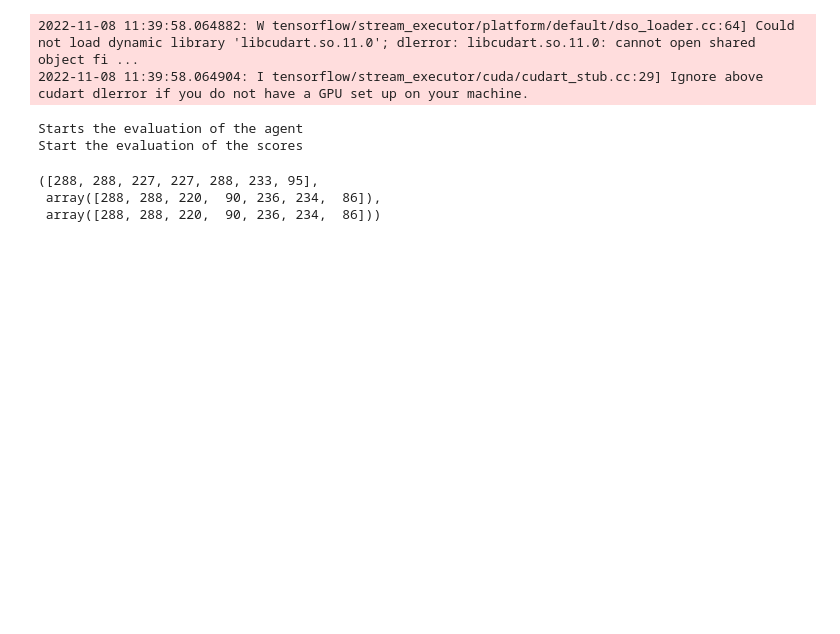
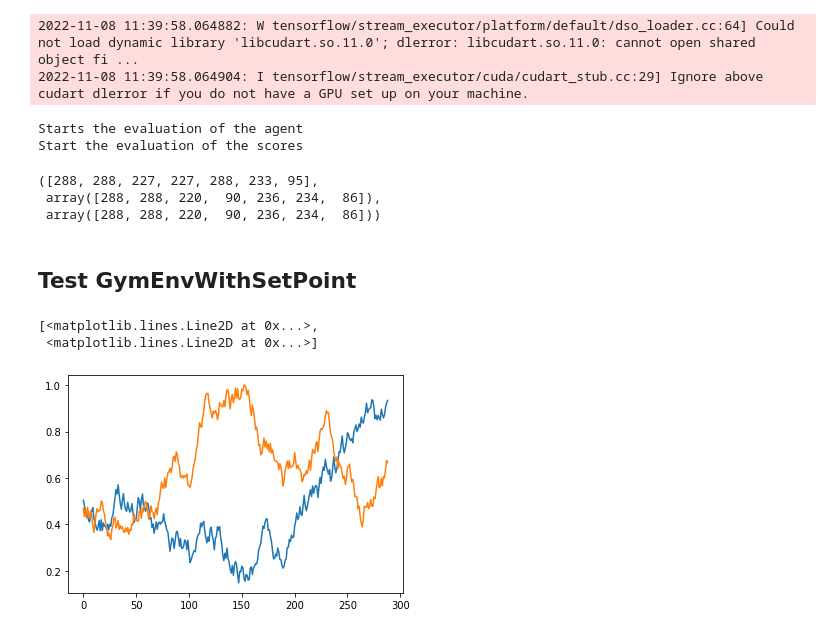
Before and after one commit to gaetanserre/L2RPN-WCCI-Baselines, a Jupyter notebook: RL/test_case14.ipynb, the cells around one changed output. Cells and saved outputs as stored; diff of their text form; code cells hidden in the pictures; blank space fills up the shorter version.

Commit message:
modif for expe with random storage septoints

```diff
--- a/RL/test_case14.ipynb
+++ b/RL/test_case14.ipynb
@@ -1252,3 +1254,5 @@ Start the evaluation of the scores
 ([288, 288, 227, 227, 288, 233, 95],
  array([288, 288, 220,  90, 236, 234,  86]),
  array([288, 288, 220,  90, 236, 234,  86]))
+# %% [markdown]
+## Test GymEnvWithSetPoint
@@ -1254,0 +1387,12 @@ Start the evaluation of the scores
+# %%
+env = grid2op.make("educ_case14_storage_custom",
+                    backend=LightSimBackend(),
+                    reward_class=GameplayReward,
+                    )
+# %%
+setpoint = np.clip(0.5+np.cumsum(env.space_prng.uniform(-0.05, 0.05, (env.max_episode_duration()+1, env.n_storage)), axis=0), 0,1)
+plt.plot(setpoint)
+# %% [output]
+[<matplotlib.lines.Line2D at 0x...>,
+ <matplotlib.lines.Line2D at 0x...>]
+[figure, added]
```
Also changed, not shown: parts of 12 cells of this notebook, 4 other files.
